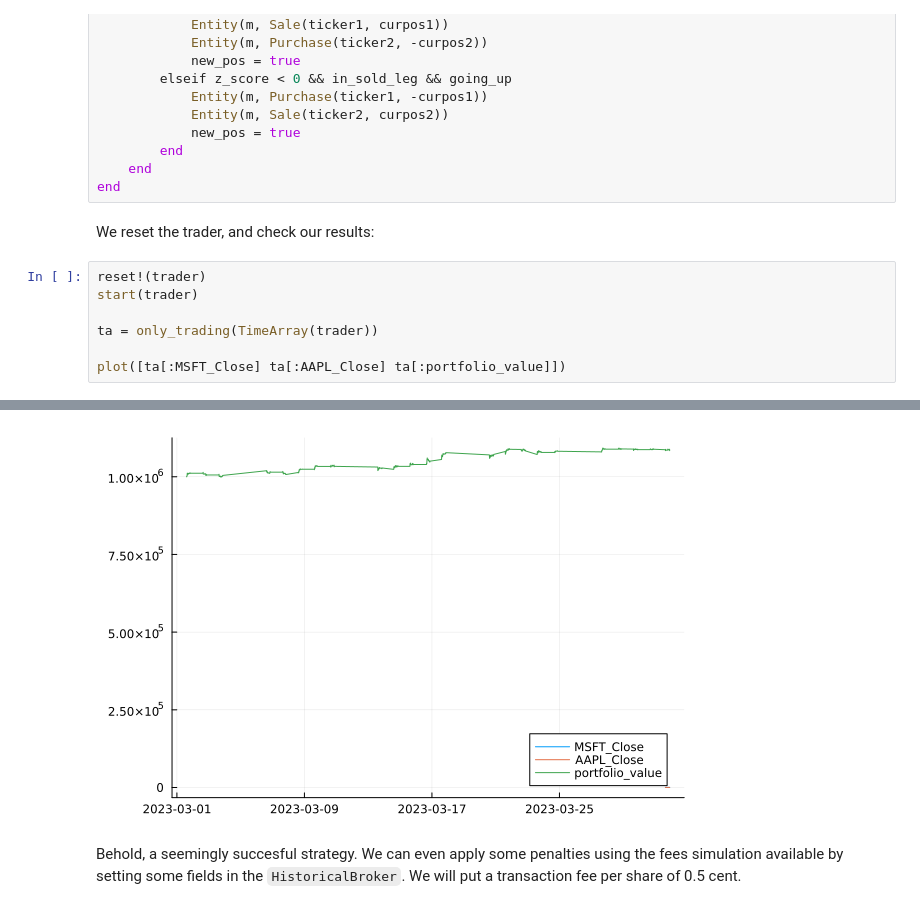
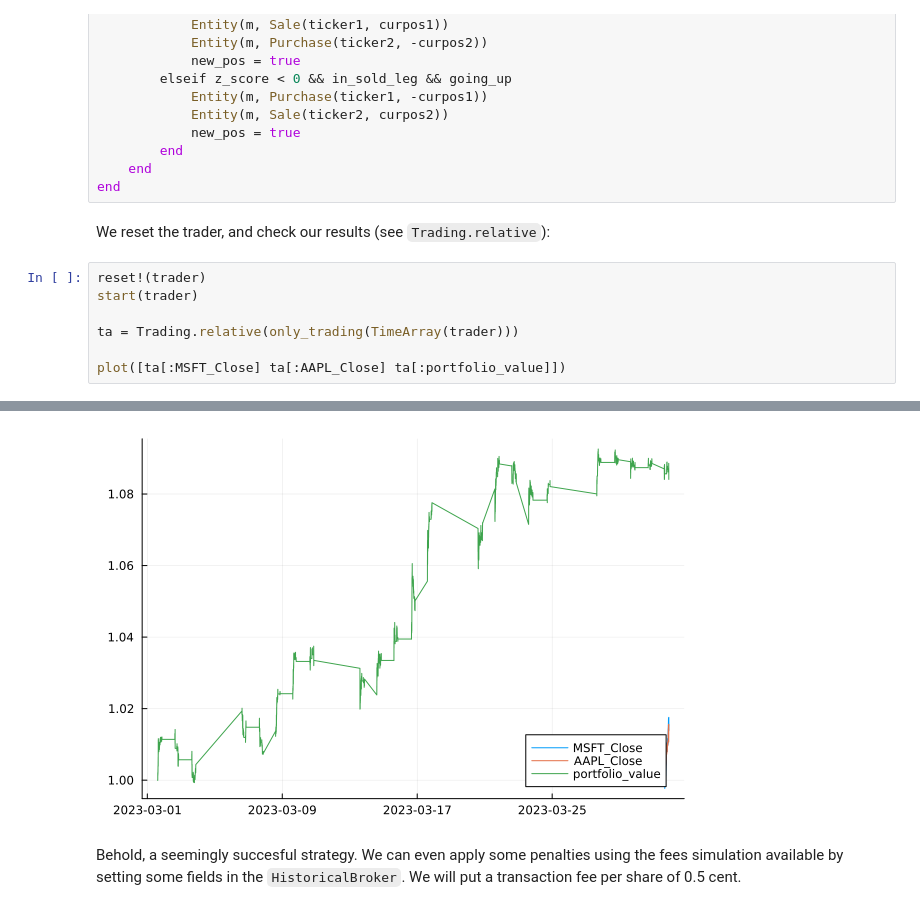
Before and after one commit to louisponet/Trading.jl, a Jupyter notebook: dev/strategies/cointegration.ipynb, the cells around one changed output, grey strips where cells are left out. Saved outputs shown, nothing was run; the diff lists cells and outputs as text.

```diff
--- a/dev/strategies/cointegration.ipynb
+++ b/dev/strategies/cointegration.ipynb
@@ -287,12 +289,12 @@ function Overseer.update(s::PairStrat, m::Trading.Trader, ticker_ledgers)
     end
 end
 # %% [markdown]
-We reset the trader, and check our results:
+We reset the trader, and check our results (see `Trading.relative`):
 # %%
 reset!(trader)
 start(trader)
 
-ta = only_trading(TimeArray(trader))
+ta = Trading.relative(only_trading(TimeArray(trader)))
 
 plot([ta[:MSFT_Close] ta[:AAPL_Close] ta[:portfolio_value]])
 # %% [output]
@@ -306,6 +308,6 @@ plot([ta[:MSFT_Close] ta[:AAPL_Close] ta[:portfolio_value]])
 [ Info: Issue with data stream, restarting
 ✓ Simulating...          Time: 0:00:06
-[figure, old version]
+[figure, new version]
 # %% [markdown]
 Behold, a seemingly succesful strategy. We can even apply some penalties using the fees simulation
 available by setting some fields in the `HistoricalBroker`. We will put a transaction fee per share of 0.5 cent.
```
Also changed, not shown: parts of 6 cells of this notebook, 16 other files.
